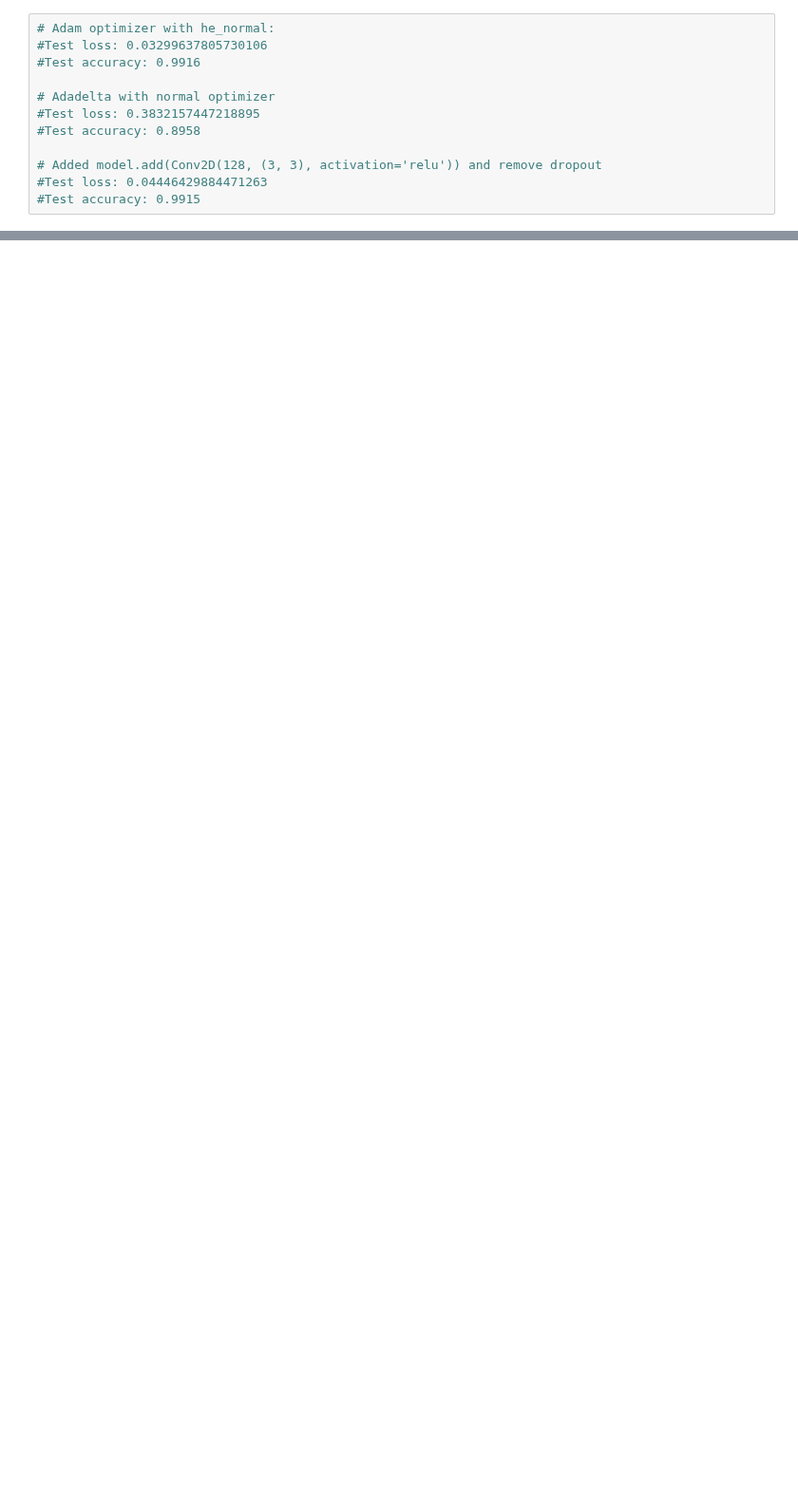
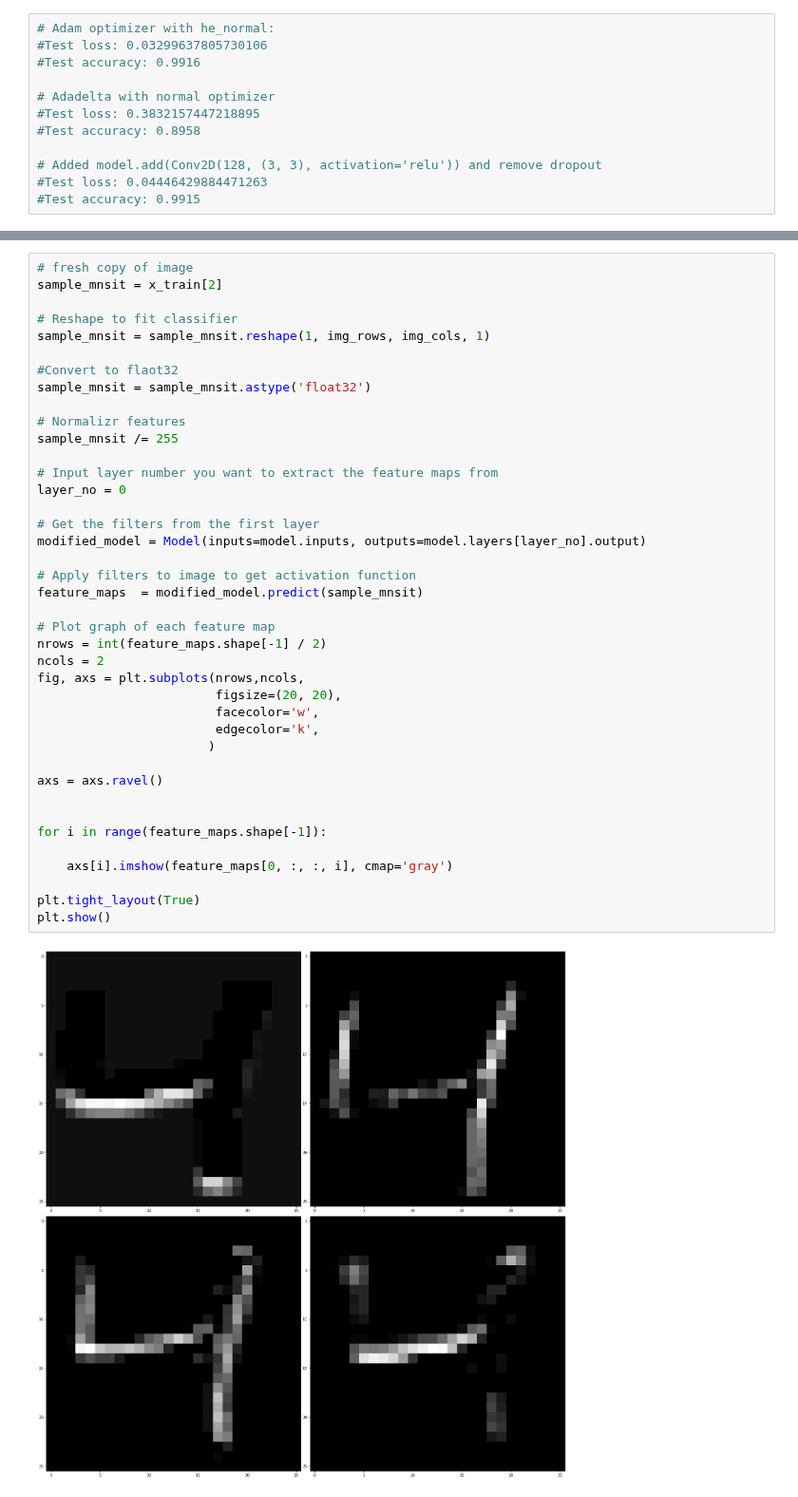
Before and after one commit to magedhelmy1/imageNet_benchmark, a Jupyter notebook: 3.1_MNIST_CNN.ipynb, the cells around one changed output, grey strips where cells are left out. Shown at 95% size. Drawn from its saved outputs; the diff is of its cells as text; blank space fills up the shorter version.

```diff
--- a/3.1_MNIST_CNN.ipynb
+++ b/3.1_MNIST_CNN.ipynb
@@ -80,0 +172,42 @@ print('Test accuracy:', score[1])
+# %%
+# fresh copy of image
+sample_mnsit = x_train[2]
+
+# Reshape to fit classifier
+sample_mnsit = sample_mnsit.reshape(1, img_rows, img_cols, 1)
+
+#Convert to flaot32
+sample_mnsit = sample_mnsit.astype('float32')
+
+# Normalizr features
+sample_mnsit /= 255
+
+# Input layer number you want to extract the feature maps from
+layer_no = 0
+
+# Get the filters from the first layer
+modified_model = Model(inputs=model.inputs, outputs=model.layers[layer_no].output)
+
+# Apply filters to image to get activation function
+feature_maps  = modified_model.predict(sample_mnsit)
+
+# Plot graph of each feature map
+nrows = int(feature_maps.shape[-1] / 2)
+ncols = 2
+fig, axs = plt.subplots(nrows,ncols,
+                        figsize=(20, 20),
+                        facecolor='w',
+                        edgecolor='k',
+                       )
+
+axs = axs.ravel()
+
+
+for i in range(feature_maps.shape[-1]):
+
+    axs[i].imshow(feature_maps[0, :, :, i], cmap='gray')
+
+plt.tight_layout(True)
+plt.show()
+# %% [output]
+[figure, added]
```
Also changed, not shown: parts of 17 cells of this notebook, 5 other files.
